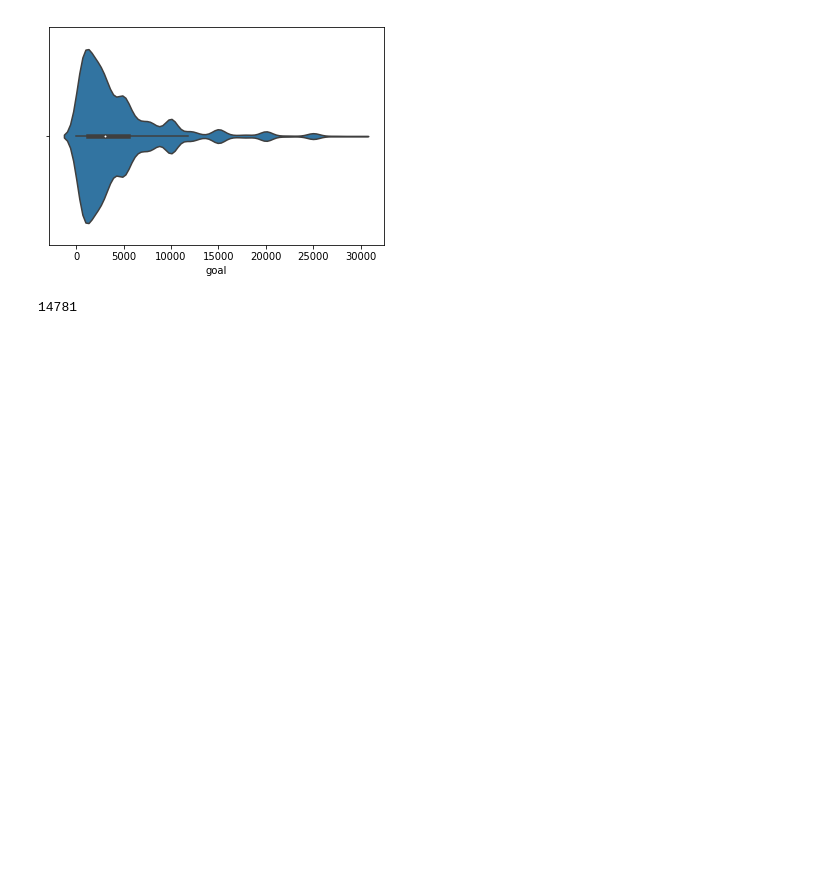
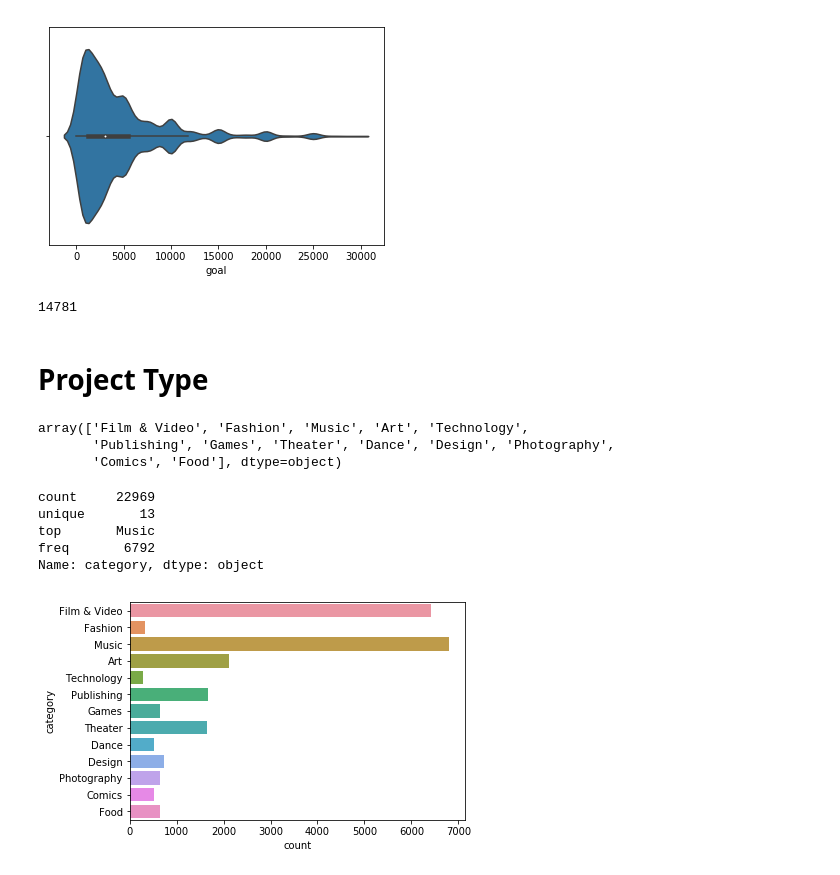
Before and after one commit to nmlook/GA-Application, a Jupyter notebook: Data Science Immersive Admissions Task.ipynb, the cells around one changed output. Saved outputs shown, nothing was run; the diff lists cells and outputs as text; code cells hidden in the pictures; blank space fills up the shorter version.

Commit message:
Examined Project Category and Subcategories, more cleaning

```diff
--- a/Data Science Immersive Admissions Task.ipynb
+++ b/Data Science Immersive Admissions Task.ipynb
@@ -62,6 +61,11 @@ df.shape #There weren't any duplicates
 (45957, 17)
 # %% [markdown]
 # Data Cleaning
+# %%
+df.category.replace('Film &amp; Video', 'Film & Video', inplace=True)
+# %%
+df.subcategory.replace('Board &amp; Card Games', 'Board & Card Games', inplace=True)
+df.subcategory.replace('Country &amp; Folk', 'Country & Folk', inplace=True)
 # %%
 df['status'].unique()
 # %% [output]
@@ -342,3 +346,24 @@ Name: goal, dtype: float64
 len(success[success['goal'] < 5000])
 # %% [output]
 14781
+# %% [markdown]
+# Project Type
+# %%
+success['category'].unique()
+# %% [output]
+array(['Film & Video', 'Fashion', 'Music', 'Art', 'Technology',
+       'Publishing', 'Games', 'Theater', 'Dance', 'Design', 'Photography',
+       'Comics', 'Food'], dtype=object)
+# %%
+success['category'].describe()
+# %% [output]
+count     22969
+unique       13
+top       Music
+freq       6792
+Name: category, dtype: object
+# %%
+sns.countplot(y='category', data=success)
+plt.show()
+# %% [output]
+[figure, added]
```
Also changed, not shown: parts of 12 cells of this notebook.
